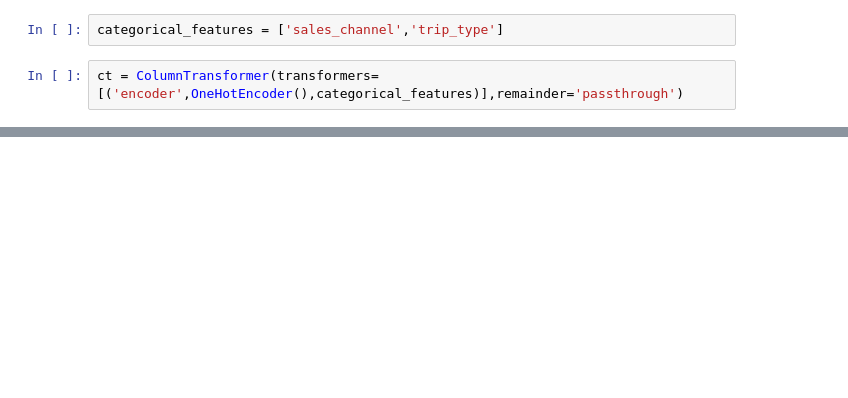
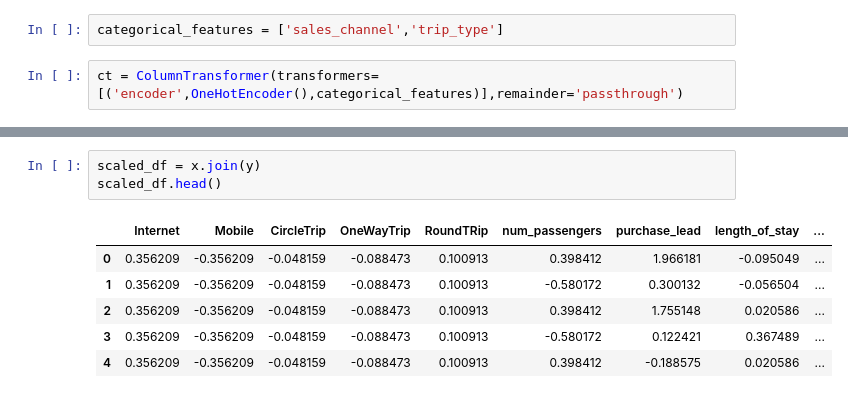
Before and after one commit to Devanand2501/british-airways-analysis, a Jupyter notebook: Predictive modeling/prediction_model.ipynb, the cells around one changed output, grey strips where cells are left out. Saved outputs shown, nothing was run; the diff lists cells and outputs as text; blank space fills up the shorter version.

```diff
--- a/Predictive modeling/prediction_model.ipynb
+++ b/Predictive modeling/prediction_model.ipynb
@@ -71,0 +91,10 @@ x.head()
+# %%
+scaled_df = x.join(y)
+scaled_df.head()
+# %% [output]
+|  | Internet | Mobile | CircleTrip | OneWayTrip | RoundTRip | num_passengers | purchase_lead | length_of_stay | ... |
+| 0 | 0.356209 | -0.356209 | -0.048159 | -0.088473 | 0.100913 | 0.398412 | 1.966181 | -0.095049 | ... |
+| 1 | 0.356209 | -0.356209 | -0.048159 | -0.088473 | 0.100913 | -0.580172 | 0.300132 | -0.056504 | ... |
+| 2 | 0.356209 | -0.356209 | -0.048159 | -0.088473 | 0.100913 | 0.398412 | 1.755148 | 0.020586 | ... |
+| 3 | 0.356209 | -0.356209 | -0.048159 | -0.088473 | 0.100913 | -0.580172 | 0.122421 | 0.367489 | ... |
+| 4 | 0.356209 | -0.356209 | -0.048159 | -0.088473 | 0.100913 | 0.398412 | -0.188575 | 0.020586 | ... |
```
Also changed, not shown: parts of 40 cells of this notebook.
